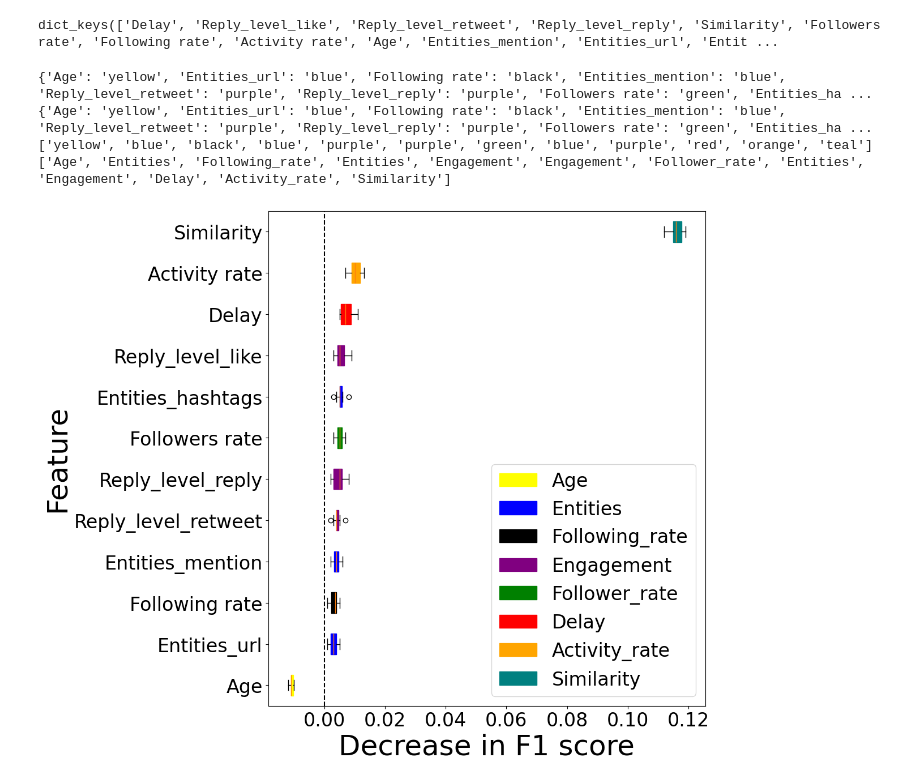
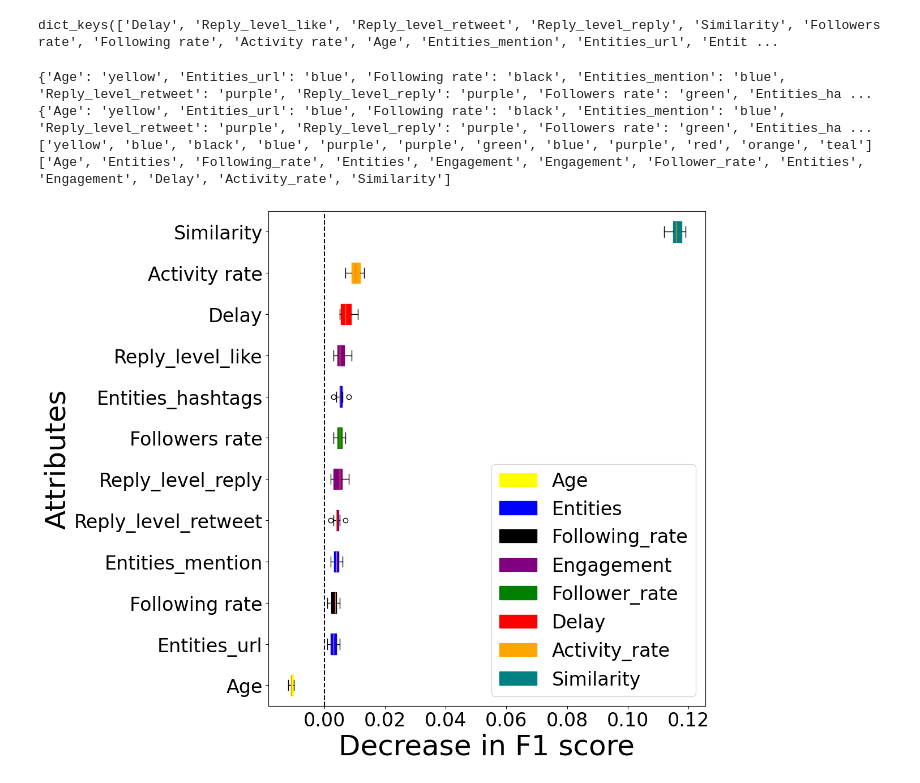
Before and after one commit to osome-iu/io-coordinated-replies, a Jupyter notebook: RQ3/6_feature_importance.ipynb, the cells around one changed output. Drawn from its saved outputs; the diff is of its cells as text; code cells hidden in the pictures.

```diff
--- a/RQ3/6_feature_importance.ipynb
+++ b/RQ3/6_feature_importance.ipynb
@@ -468,27 +468,27 @@ dict_keys(['Delay', 'Reply_level_like', 'Reply_level_retweet', 'Reply_level_repl
 # %%
 import numpy as np
 fig, ax = plt.subplots(figsize=(12, 10))
 
 ax, labels = plot_feature_importance(all_data,
                            ax
                            )
 
 ax.set_xlabel("Decrease in F1 score", fontsize=36)
-ax.set_ylabel("Feature", fontsize=36)
+ax.set_ylabel("Attributes", fontsize=36)
 
 plt.yticks(fontsize=24)
 plt.xticks(fontsize=24)
 
 ax.figure.tight_layout()
 
 fig.savefig(f'./../plots/replier_feat_importance_grp_threshold_fix.png',
       facecolor='white',
       transparent=False
            )
 plt.show()
 # %% [output]
 {'Age': 'yellow', 'Entities_url': 'blue', 'Following rate': 'black', 'Entities_mention': 'blue', 'Reply_level_retweet': 'purple', 'Reply_level_reply': 'purple', 'Followers rate': 'green', 'Entities_ha ...
 {'Age': 'yellow', 'Entities_url': 'blue', 'Following rate': 'black', 'Entities_mention': 'blue', 'Reply_level_retweet': 'purple', 'Reply_level_reply': 'purple', 'Followers rate': 'green', 'Entities_ha ...
 ['yellow', 'blue', 'black', 'blue', 'purple', 'purple', 'green', 'blue', 'purple', 'red', 'orange', 'teal']
 ['Age', 'Entities', 'Following_rate', 'Entities', 'Engagement', 'Engagement', 'Follower_rate', 'Entities', 'Engagement', 'Delay', 'Activity_rate', 'Similarity']
-[figure, old version]
+[figure, new version]
```
Also changed, not shown: 2 other files.
